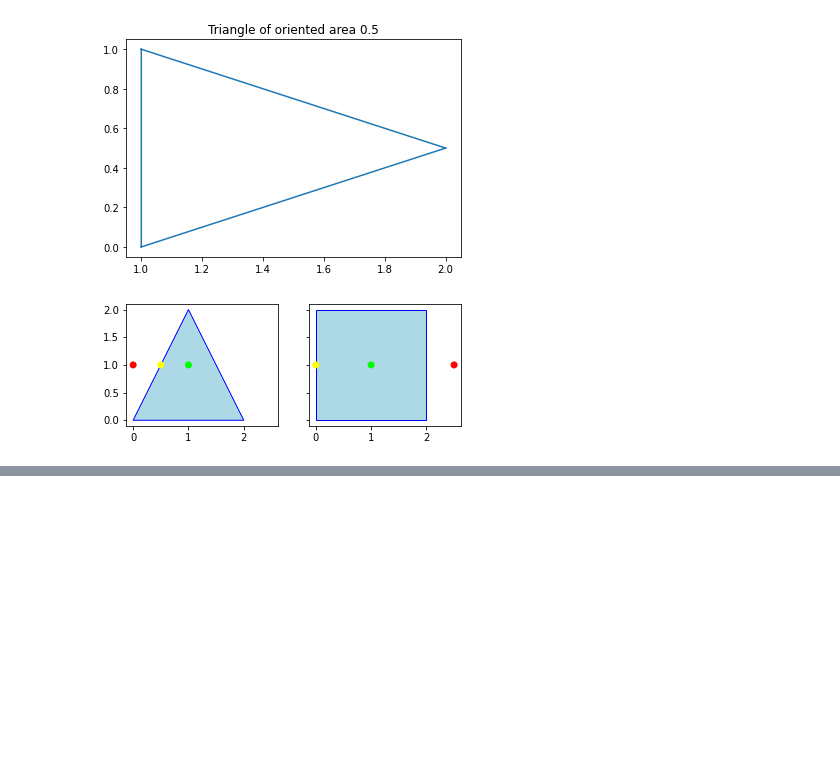
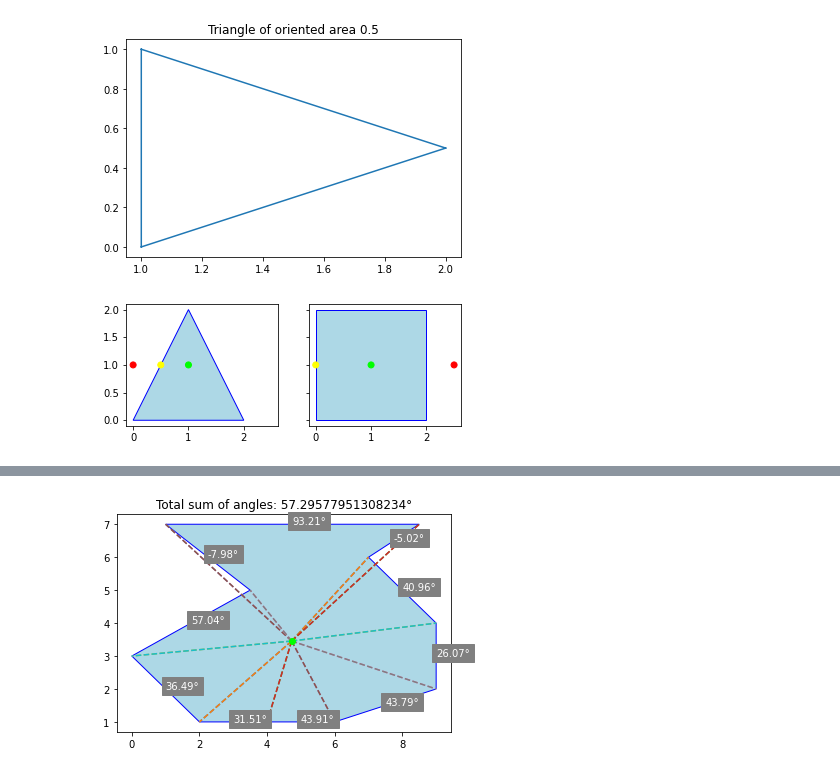
Before and after one commit to carolhmj/computational-geometry, a Jupyter notebook: exercise2/exercise2.ipynb, the cells around one changed output, grey strips where cells are left out. Saved outputs shown, nothing was run; the diff lists cells and outputs as text; code cells hidden in the pictures; blank space fills up the shorter version.

```diff
--- a/exercise2/exercise2.ipynb
+++ b/exercise2/exercise2.ipynb
@@ -255,0 +424,34 @@ total k: -1.0
+# %%
+# Question 6: Polygon formed by points
+pl = np.array([[2,1],[4,1],[6,1],[9,2],[9,4],[7,6],[8.5,7],[1,7],[3.5,5],[0,3],[2,1]])
+pt = np.array(np.average(pl, axis=0))
+
+fig, ax = plt.subplots()
+
+def point_in_polygon_rotation_visual(P, p, ax):
+    # Compute rotation index
+    k = 0
+    n = len(p)-1
+    for i in range(0,n):
+        #print(f'i: {i}')
+        Ppi = np.subtract(p[i], P)
+        Ppip1 = np.subtract(p[i+1], P)
+        #print(f'plot x: {[P[0], Ppi[0]]}, y:{[P[1], Ppi[1]]}')
+        ax.plot([P[0], p[i][0]], [P[1], p[i][1]], linestyle='--', zorder=10)
+        ax.plot([P[0], p[i][0]], [P[1], p[i][1]], linestyle='--', zorder=10)
+        or_angl = oriented_angle(Ppi, Ppip1)
+        ax.text((p[i][0] + p[i+1][0])/2, (p[i][1] + p[i+1][1])/2, f'{or_angl*rd:.2f}°', zorder=10, backgroundcolor='gray', color='white')
+        k += or_angl
+    k *= 1/(2*math.pi)
+    ax.set_title(f'Total sum of angles: {k*rd}°')
+    # Point is inside polygon if the rotation index is not zero
+    return not math.isclose(k, 0, abs_tol=1e-5)
+
+status = point_in_polygon_rotation_visual(pt, pl, ax)
+
+ax.scatter(pt[0], pt[1], color=col_map[status], zorder=11)
+ax.fill(pl[:,0], pl[:,1], facecolor = 'lightblue', edgecolor = 'blue', linewidth = 1)
+
+plt.show()
+# %% [output]
+[figure, added]
```
Also changed, not shown: parts of 12 cells of this notebook.
